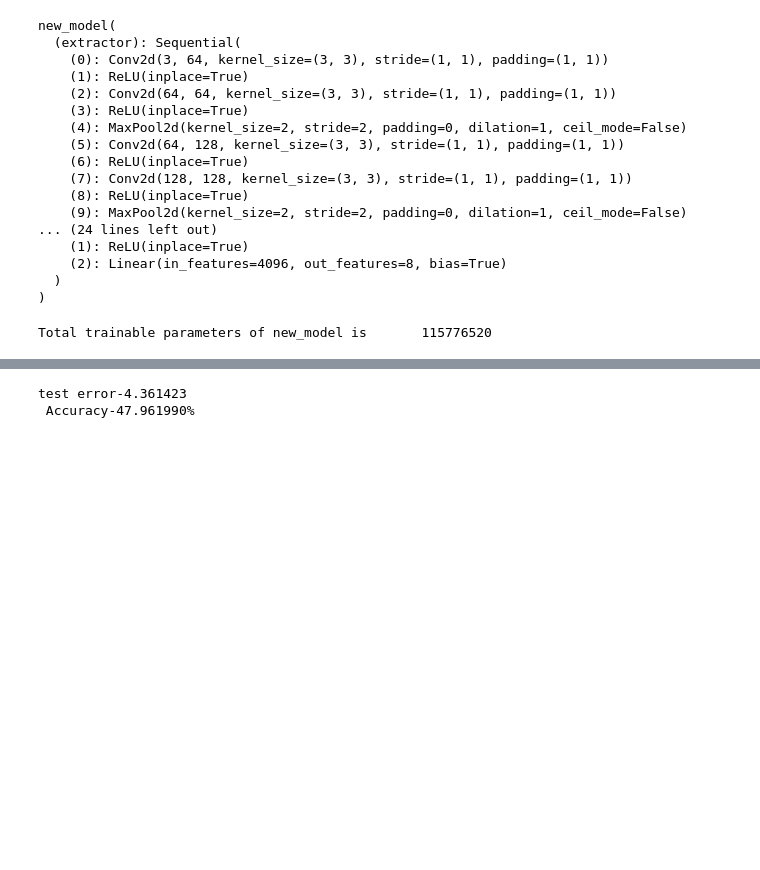
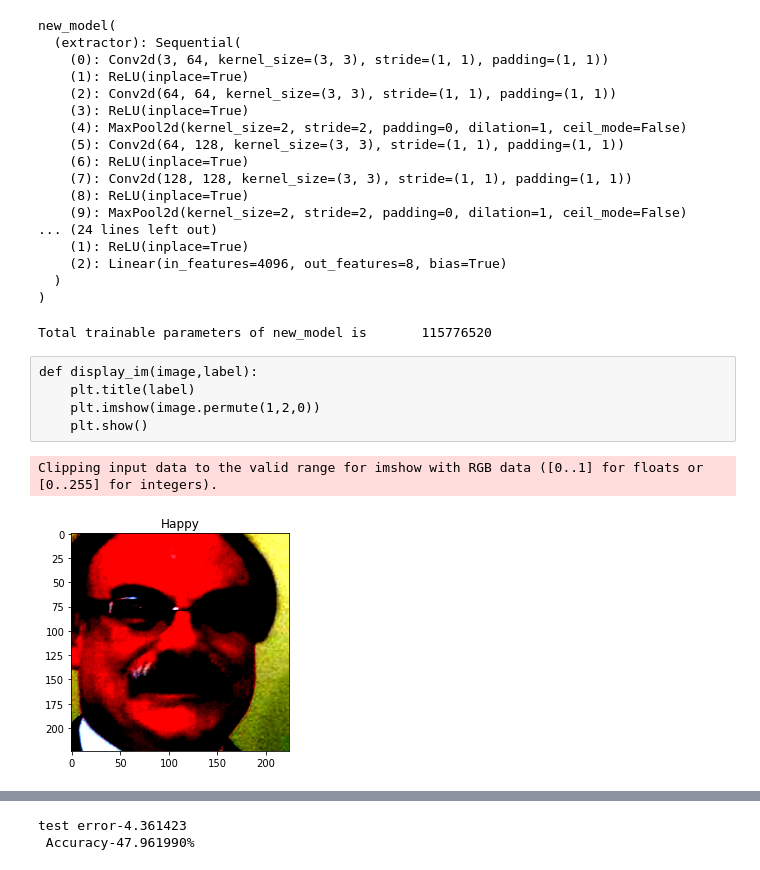
Before and after one commit to prav0761/Facial-Emotion-Detection-using-Computer-Vision, a Jupyter notebook: vgg with image transform.ipynb, the cells around one changed output, grey strips where cells are left out. Drawn from its saved outputs; the diff is of its cells as text; code cells hidden in the pictures; blank space fills up the shorter version.

```diff
--- a/vgg with image transform.ipynb
+++ b/vgg with image transform.ipynb
@@ -138,3 +138,13 @@ Total trainable parameters of new_model is       115776520
 lr=0.0001
 loss1=nn.CrossEntropyLoss()
 optimizer=optim.Adam(model1.parameters(),lr)
+# %% [raw]
+def display_im(image,label):
+    plt.title(label)
+    plt.imshow(image.permute(1,2,0))
+    plt.show()
+# %%
+display_image(train_data[0][0],train_data[0][1])
+# %% [output]
+Clipping input data to the valid range for imshow with RGB data ([0..1] for floats or [0..255] for integers).
+[figure, added]
```
Also changed, not shown: parts of 8 cells of this notebook, 2 other files.
